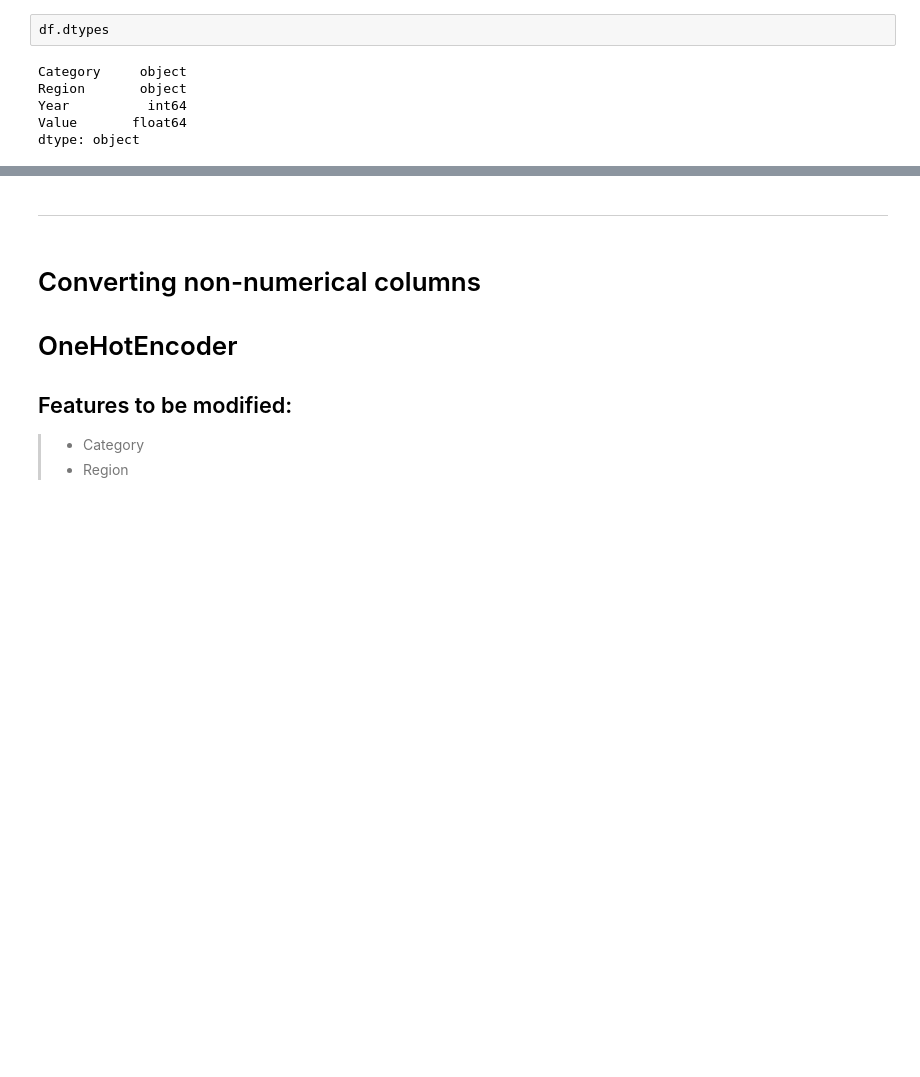
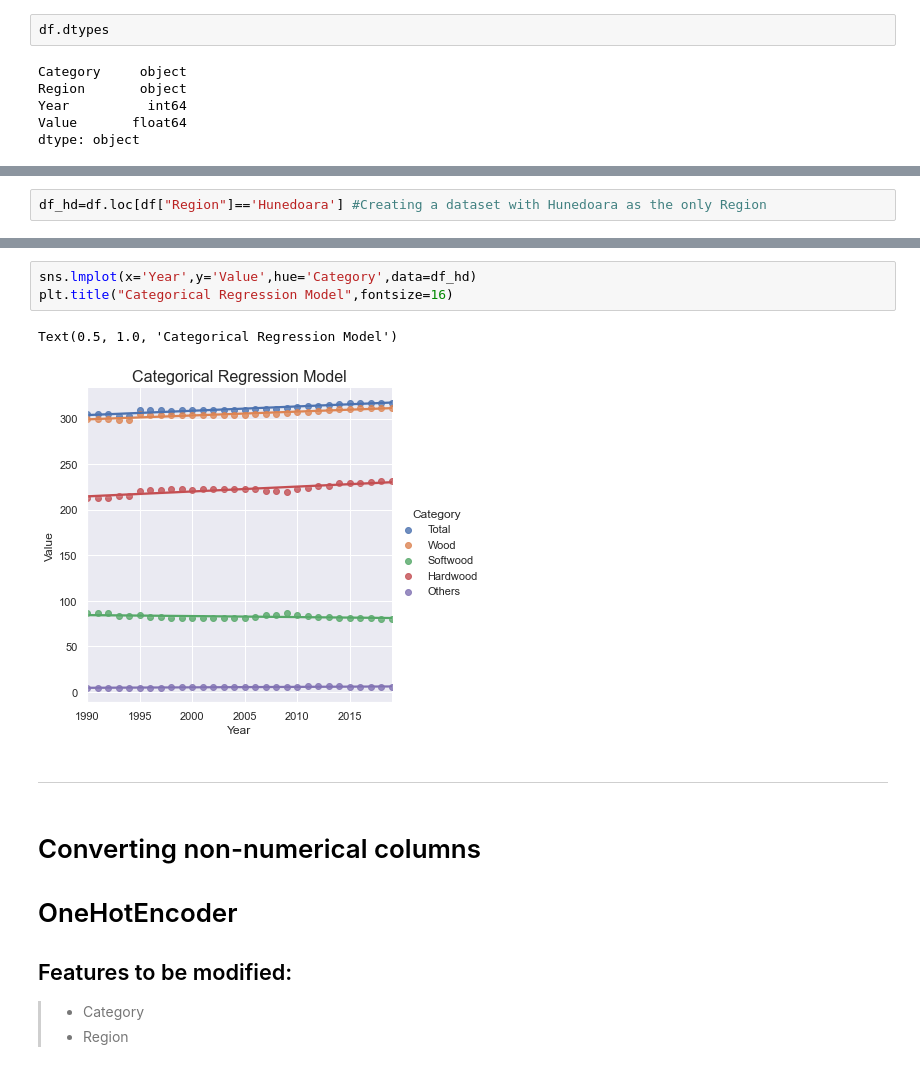
Before and after one commit to CacioA/Romanian-Forests-Price-and-Size---1990-2019---Machine-Learning-, a Jupyter notebook: Regression - Romanian forests 1990-2019 - ML Coursework.ipynb, the cells around one changed output, grey strips where cells are left out. Cells and saved outputs as stored; diff of their text form; blank space fills up the shorter version.

```diff
--- a/Regression - Romanian forests 1990-2019 - ML Coursework.ipynb
+++ b/Regression - Romanian forests 1990-2019 - ML Coursework.ipynb
@@ -92,0 +125,2 @@ dtype: object
+# %%
+df_hd=df.loc[df["Region"]=='Hunedoara'] #Creating a dataset with Hunedoara as the only Region
@@ -93,3 +136,9 @@ dtype: object
+# %%
+sns.lmplot(x='Year',y='Value',hue='Category',data=df_hd)
+plt.title("Categorical Regression Model",fontsize=16)
+# %% [output]
+Text(0.5, 1.0, 'Categorical Regression Model')
+[figure, added]
 # %% [markdown]
 ---
 # %% [markdown]
```
Also changed, not shown: parts of 28 cells of this notebook.
